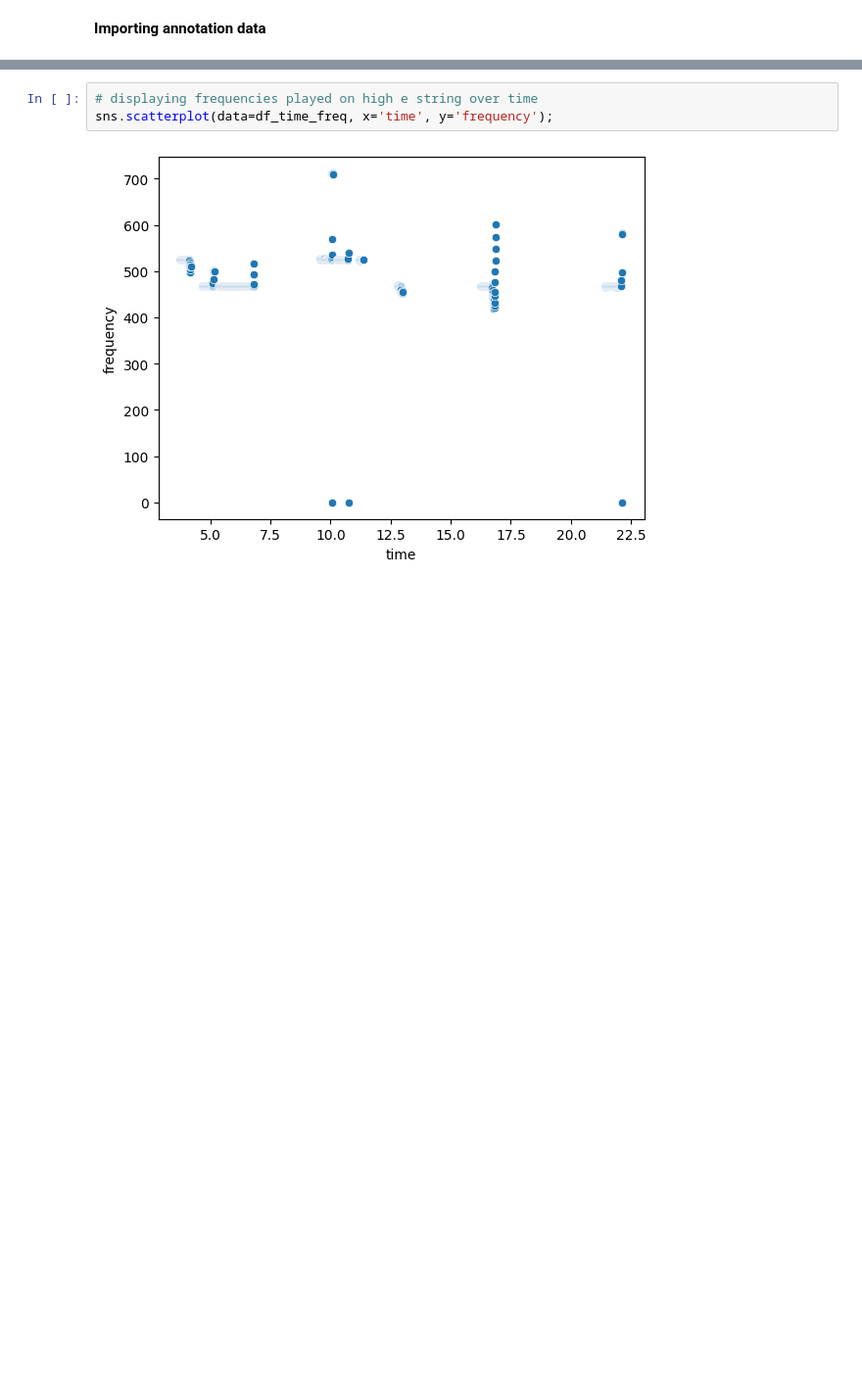
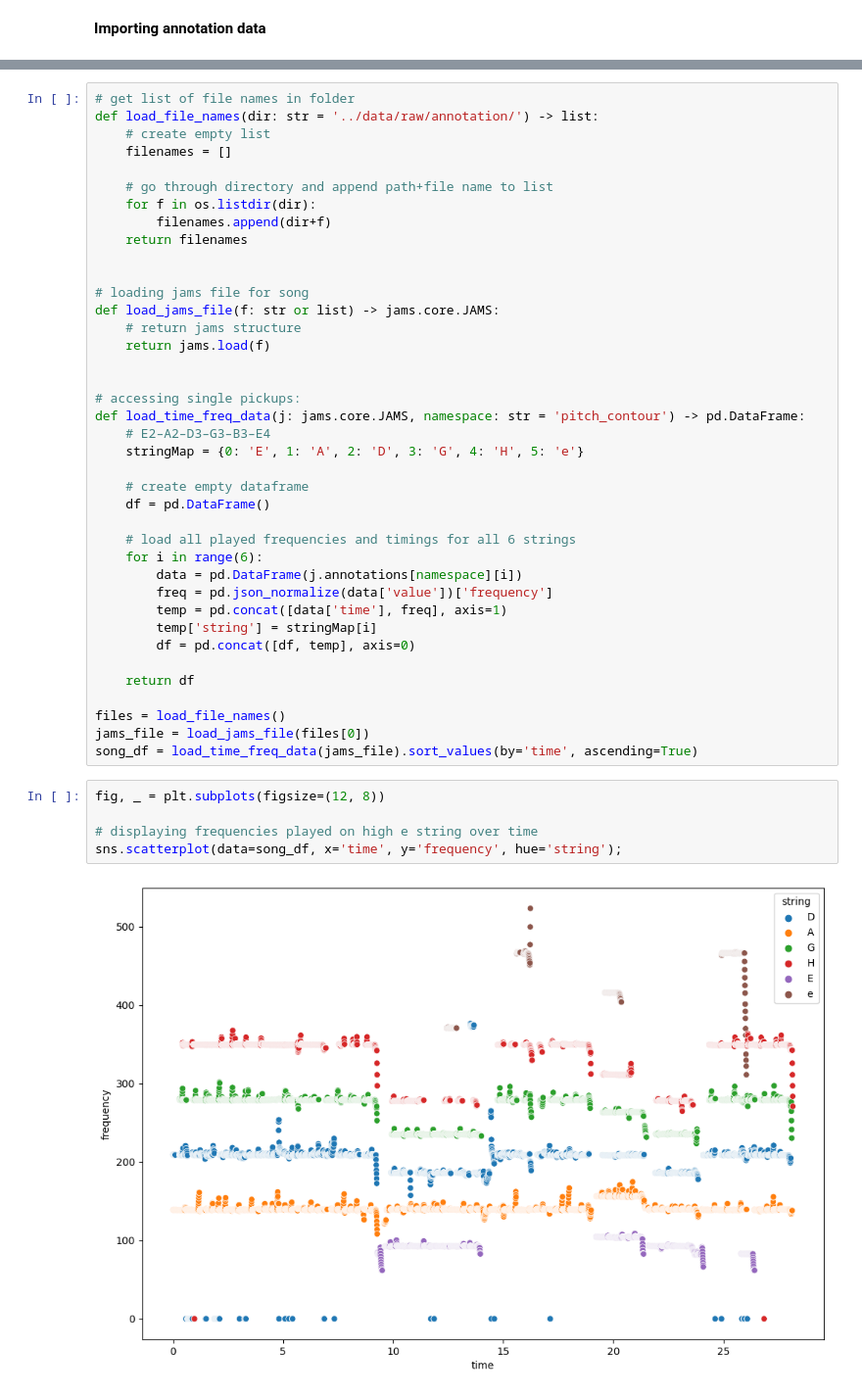
Before and after one commit to swizzle-app/swizzle, a Jupyter notebook: notebooks/eda.ipynb, the cells around one changed output, grey strips where cells are left out. Shown at 98% size. Drawn from its saved outputs; the diff is of its cells as text; blank space fills up the shorter version.

```diff
--- a/notebooks/eda.ipynb
+++ b/notebooks/eda.ipynb
@@ -31,5 +13,46 @@ df_time_freq = pd.concat([data['time'], freq], axis=1)
+# %%
+# get list of file names in folder
+def load_file_names(dir: str = '../data/raw/annotation/') -> list:
+    # create empty list
+    filenames = []
+
+    # go through directory and append path+file name to list
+    for f in os.listdir(dir):
+        filenames.append(dir+f)
+    return filenames
+
+
+# loading jams file for song
+def load_jams_file(f: str or list) -> jams.core.JAMS:
+    # return jams structure
+    return jams.load(f)
+
+
+# accessing single pickups:
+def load_time_freq_data(j: jams.core.JAMS, namespace: str = 'pitch_contour') -> pd.DataFrame:
+    # E2–A2–D3–G3–B3–E4
+    stringMap = {0: 'E', 1: 'A', 2: 'D', 3: 'G', 4: 'H', 5: 'e'}
+
+    # create empty dataframe
+    df = pd.DataFrame()
+
+    # load all played frequencies and timings for all 6 strings
+    for i in range(6):
+        data = pd.DataFrame(j.annotations[namespace][i])
+        freq = pd.json_normalize(data['value'])['frequency']
+        temp = pd.concat([data['time'], freq], axis=1)
+        temp['string'] = stringMap[i]
+        df = pd.concat([df, temp], axis=0)
+
+    return df
+
+files = load_file_names()
+jams_file = load_jams_file(files[0])
+song_df = load_time_freq_data(jams_file).sort_values(by='time', ascending=True)
 # %%
+fig, _ = plt.subplots(figsize=(12, 8))
+
 # displaying frequencies played on high e string over time
-sns.scatterplot(data=df_time_freq, x='time', y='frequency');
+sns.scatterplot(data=song_df, x='time', y='frequency', hue='string');
 # %% [output]
-[figure, old version]
+[figure, new version]
```
Also changed, not shown: parts of 2 cells of this notebook.
